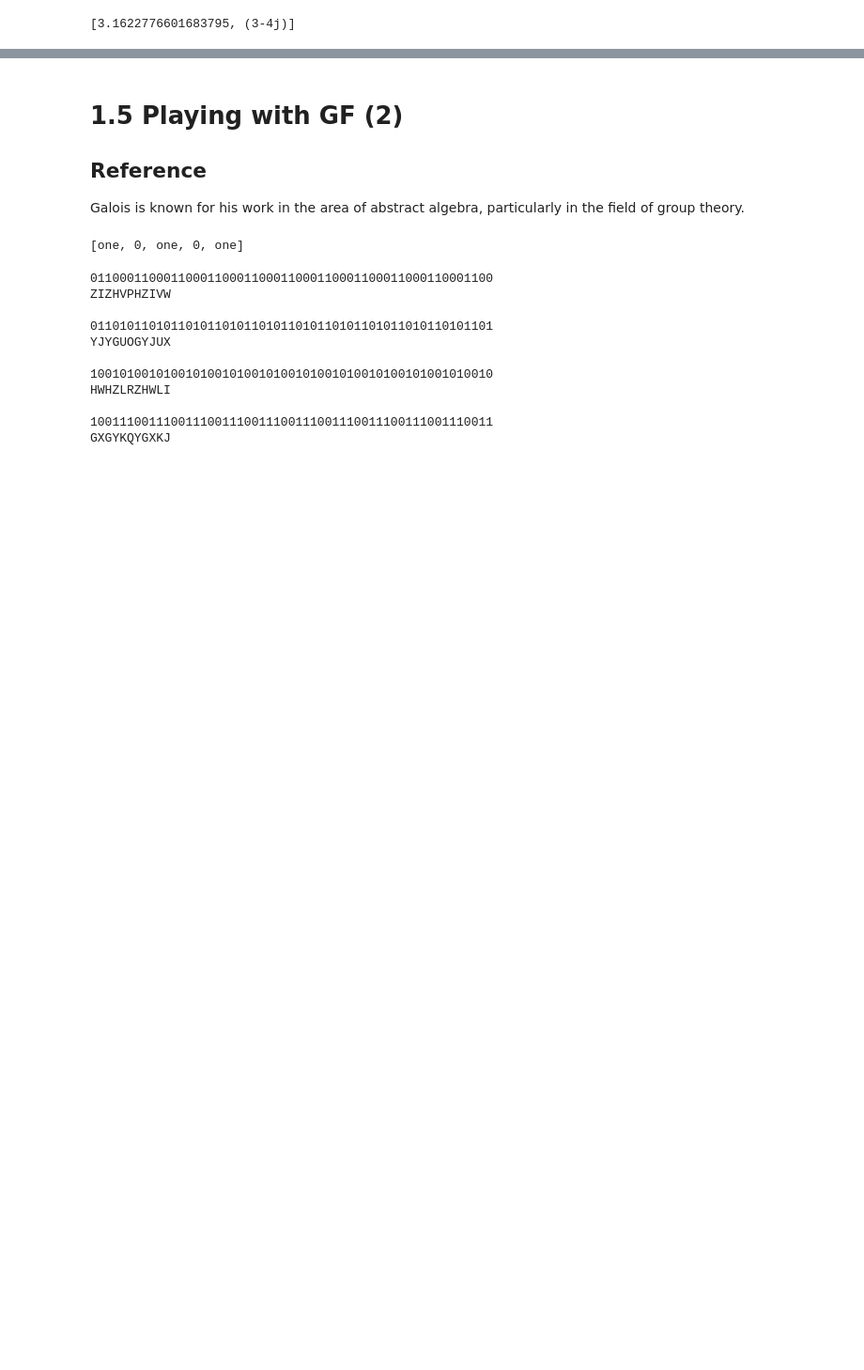
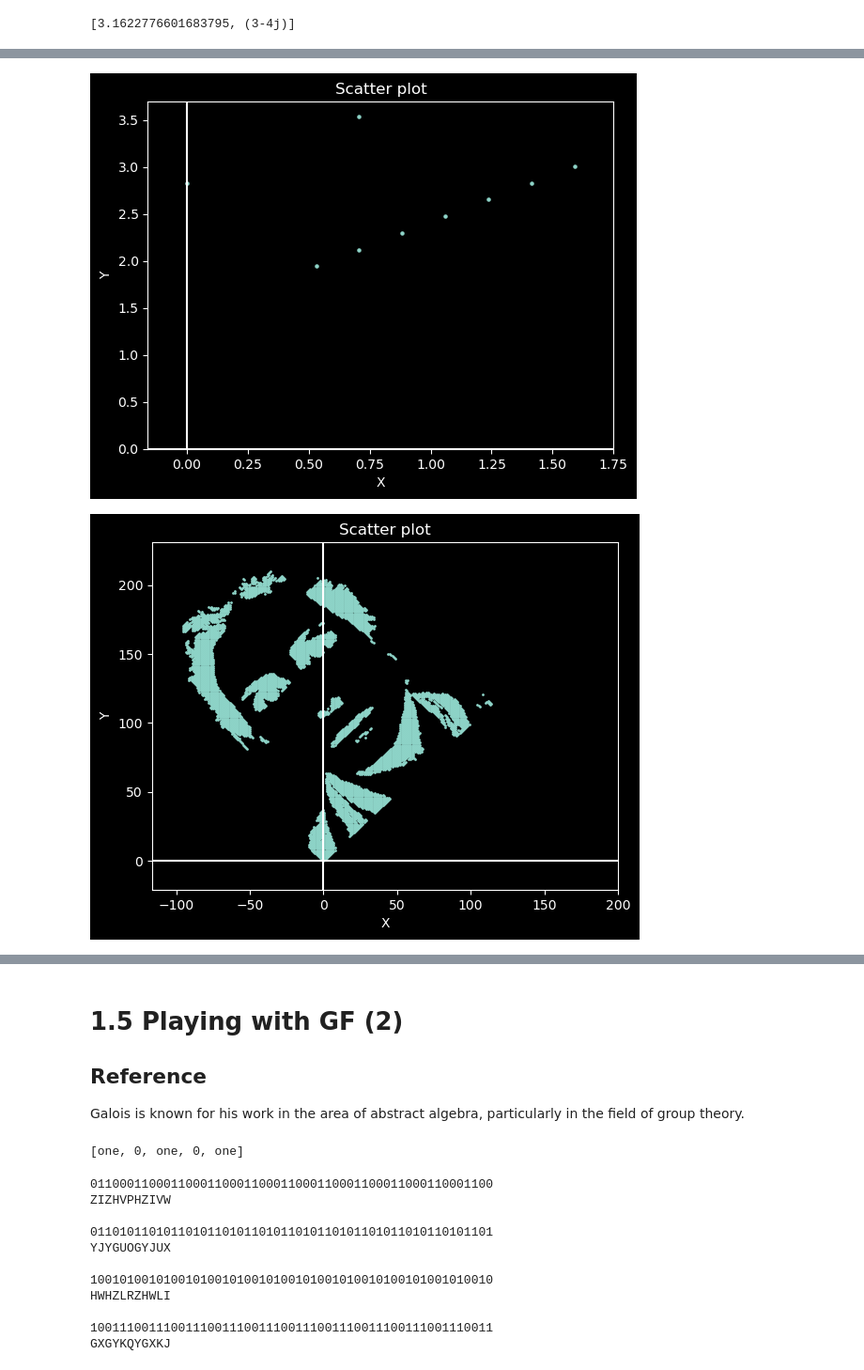
Before and after one commit to yangchenyun/ml_journey, a Jupyter notebook: ch01-the-field.ipynb, the cells around one changed output, grey strips where cells are left out. Shown at 94% size. Saved outputs shown, nothing was run; the diff lists cells and outputs as text; code cells hidden in the pictures; blank space fills up the shorter version.

```diff
--- a/ch01-the-field.ipynb
+++ b/ch01-the-field.ipynb
@@ -94,18 +110,21 @@ plot({z for z in [math.e ** (2*math.pi*1j/n) for n in range(1, 20)]})
 # %%
 # Euler's formula offers a polar representation of complex number: z = r * e^(i·θ)
 # - θ is the argument of z
 # - r is the absolute of z
 
 # Rotation by τ
 # f(z) = z*e^(τi)
 
 def rotate(z, tau): return z*math.e**(tau * 1j)
 
 # Task 1.4.18
 plot({rotate(z, math.pi/4) for z in S})
 
 # Task 1.4.19
-plot({rotate(z, math.pi/4) for z in pts}, 200)
+plot({rotate(z, math.pi/4) for z in pts}, 1, 200)
+# %% [output]
+[figure, added]
+[figure, added]
 # %%
 # Both scaling and rotation both consist in multiplication, a rotation and a scaling can be combined
 
```
Also changed, not shown: parts of 9 cells of this notebook.
